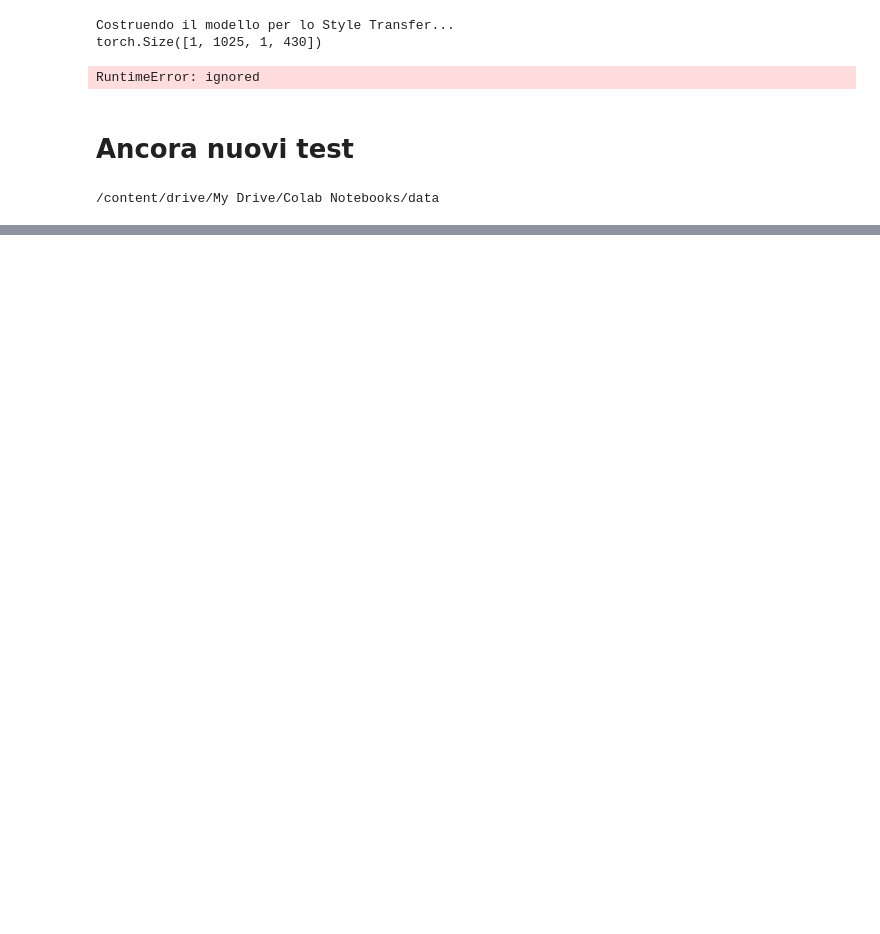
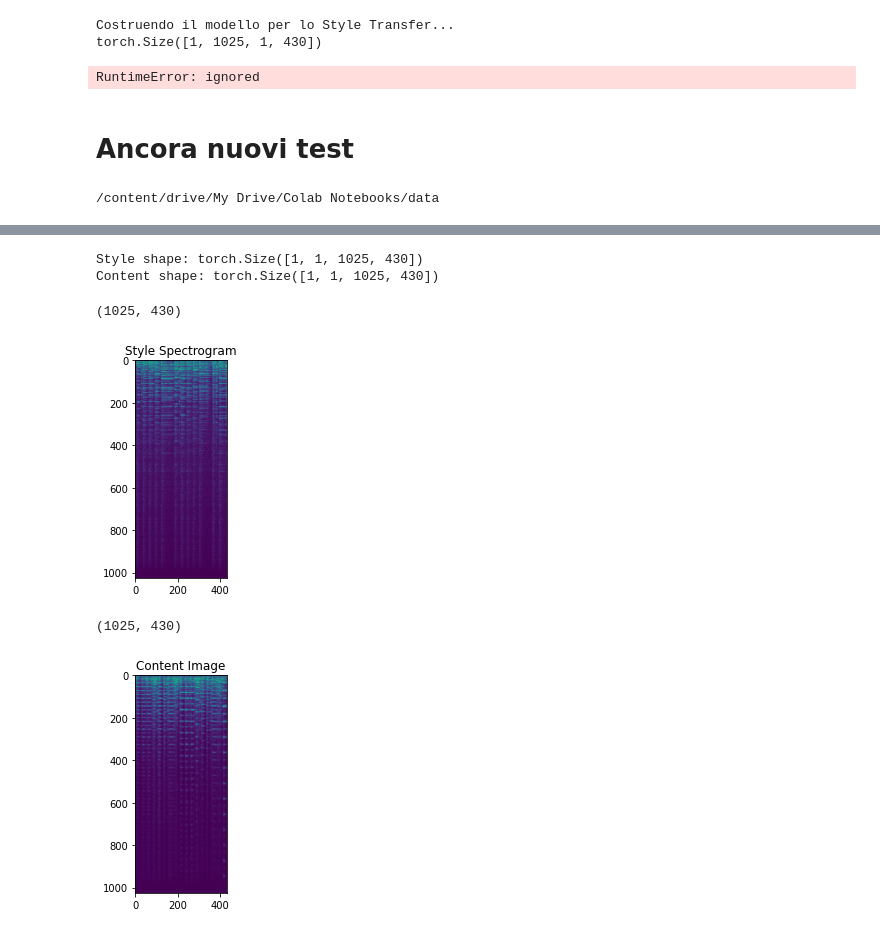
Before and after one commit to lorenzopalaia/Neural-Style-Transfer-and-Genre-Classification, a Jupyter notebook: Progetto_Lab_IA.ipynb, the cells around one changed output, grey strips where cells are left out. Drawn from its saved outputs; the diff is of its cells as text; code cells hidden in the pictures; blank space fills up the shorter version.

```diff
--- a/Progetto_Lab_IA.ipynb
+++ b/Progetto_Lab_IA.ipynb
@@ -1005,7 +1016,7 @@ class StyleLoss(torch.nn.Module):
 class CNNModel(torch.nn.Module):
   def __init__(self, kernel):
     super(CNNModel, self).__init__()
-    self.conv = Conv2d(in_channels = N_CHANNELS, out_channels = N_FILTERS, kernel_size = (KERNEL_WIDTH, KERNEL_HEIGHT))
+    self.conv = Conv2d(in_channels = 1, out_channels = N_FILTERS, kernel_size = (KERNEL_WIDTH, KERNEL_HEIGHT))
     self.conv.weight = torch.nn.Parameter(kernel)
     self.relu = ReLU()
 
@@ -1146,0 +1213,51 @@ display(Audio(OUTPUT_FILENAME))
+# %%
+a_style, fs = read_audio_spectrogram(STYLE_FILENAME)
+a_content, fs = read_audio_spectrogram(CONTENT_FILENAME)
+
+"""we plot out the STFT magnitude range and the spectrogram do get a feel of the data"""
+#plt.ion()
+
+N_SAMPLES = a_content.shape[1] #time bins
+N_FREQ = a_content.shape[0] #freq bins
+
+a_style = a_style[:N_FREQ, :N_SAMPLES] # slicing, in order to match lengths
+
+a_style = np.ascontiguousarray(a_style[None,None,:,:]) #[batch,channels,freq,samples]
+a_style = torch.from_numpy(a_style) #pytorch:[batch,channels(1),height(freq),width(samples)]
+
+a_content = np.ascontiguousarray(a_content[None,None,:,:])
+a_content = torch.from_numpy(a_content)
+
+style_img = Variable(a_style).type(dtype) #convert to pytorch variable
+print("Style shape:",style_img.data.shape) #check shape is correct
+
+content_img = Variable(a_content).type(dtype)
+print("Content shape:",content_img.data.shape)
+# %% [output]
+Style shape: torch.Size([1, 1, 1025, 430])
+Content shape: torch.Size([1, 1, 1025, 430])
+# %%
+def imshow(tensor, channels=1, title=None):
+    """ transforms pytorch tensor to numpy array and plots it out """
+
+    image = tensor.clone().cpu()  # we clone the tensor to not do changes on it
+    image = image.view(N_FREQ,N_SAMPLES)  # remove the fake batch dimension
+
+    image = image.numpy() #convert pytorch tensor to numpy array
+    print(image.shape) #check shape
+
+    plt.imshow(image)
+    if title is not None:
+        plt.title(title)
+    plt.pause(0.001) # pause a bit so that plots are updated
+
+plt.figure()
+imshow(style_img.data, title='Style Spectrogram')
+
+plt.figure()
+imshow(content_img.data, title='Content Image')
+# %% [output]
+(1025, 430)
+[figure, added]
+(1025, 430)
+[figure, added]
```
Also changed, not shown: parts of 34 cells of this notebook.
